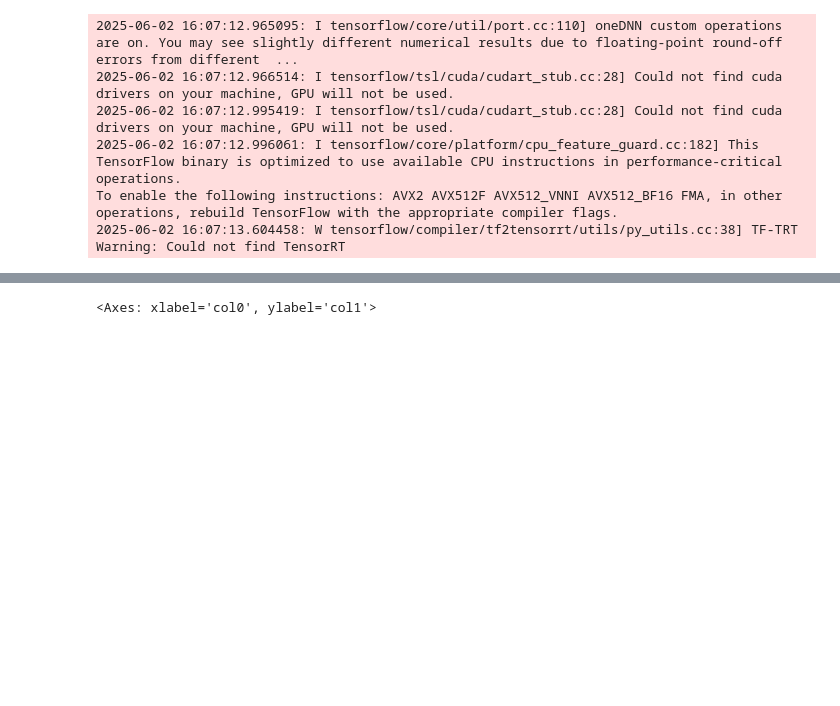
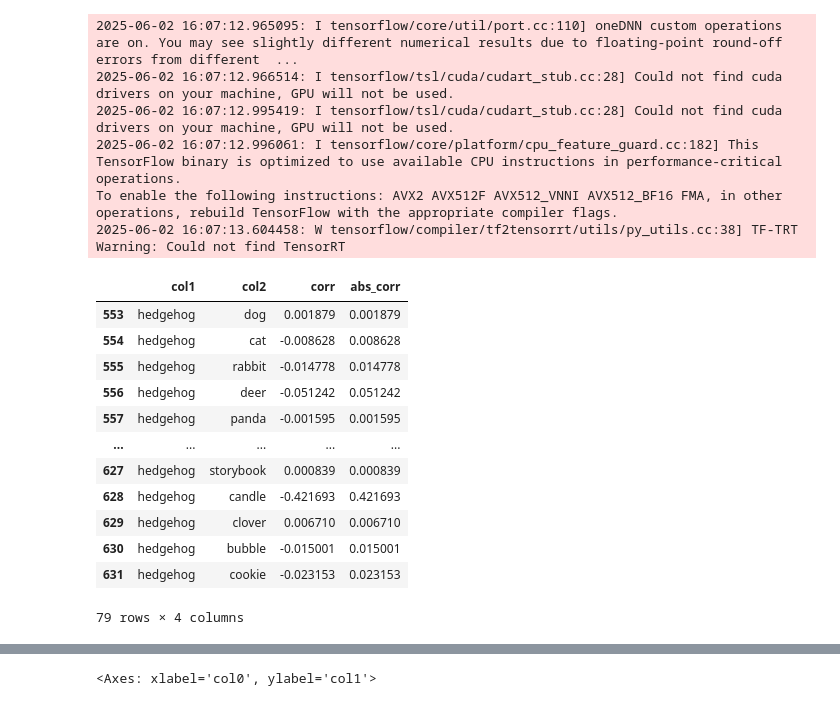
Before and after one commit to fnnsll/synthetic, a Jupyter notebook: model_pipeline_draft.ipynb, the cells around one changed output, grey strips where cells are left out. Cells and saved outputs as stored; diff of their text form; code cells hidden in the pictures; blank space fills up the shorter version.

```diff
--- a/model_pipeline_draft.ipynb
+++ b/model_pipeline_draft.ipynb
@@ -77,6 +84,22 @@ col_dict = {
 }
 
 corr_df = pd.DataFrame.from_dict(col_dict)
+# %%
+corr_df[corr_df['col1'] == 'hedgehog']
+# %% [output]
+|  | col1 | col2 | corr | abs_corr |
+| 553 | hedgehog | dog | 0.001879 | 0.001879 |
+| 554 | hedgehog | cat | -0.008628 | 0.008628 |
+| 555 | hedgehog | rabbit | -0.014778 | 0.014778 |
+| 556 | hedgehog | deer | -0.051242 | 0.051242 |
+| 557 | hedgehog | panda | -0.001595 | 0.001595 |
+| ... | ... | ... | ... | ... |
+| 627 | hedgehog | storybook | 0.000839 | 0.000839 |
+| 628 | hedgehog | candle | -0.421693 | 0.421693 |
+| 629 | hedgehog | clover | 0.006710 | 0.006710 |
+| 630 | hedgehog | bubble | -0.015001 | 0.015001 |
+| 631 | hedgehog | cookie | -0.023153 | 0.023153 |
+79 rows × 4 columns
 # %%
 R = 0.45
 S = 0.8
```
Also changed, not shown: parts of 29 cells of this notebook, 1 other file.
